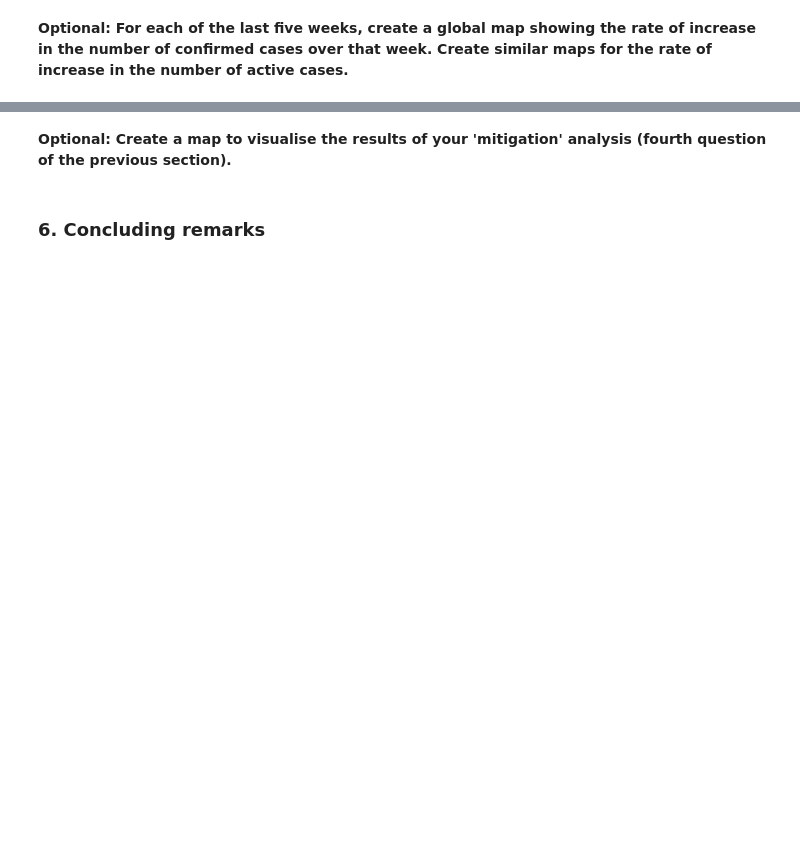
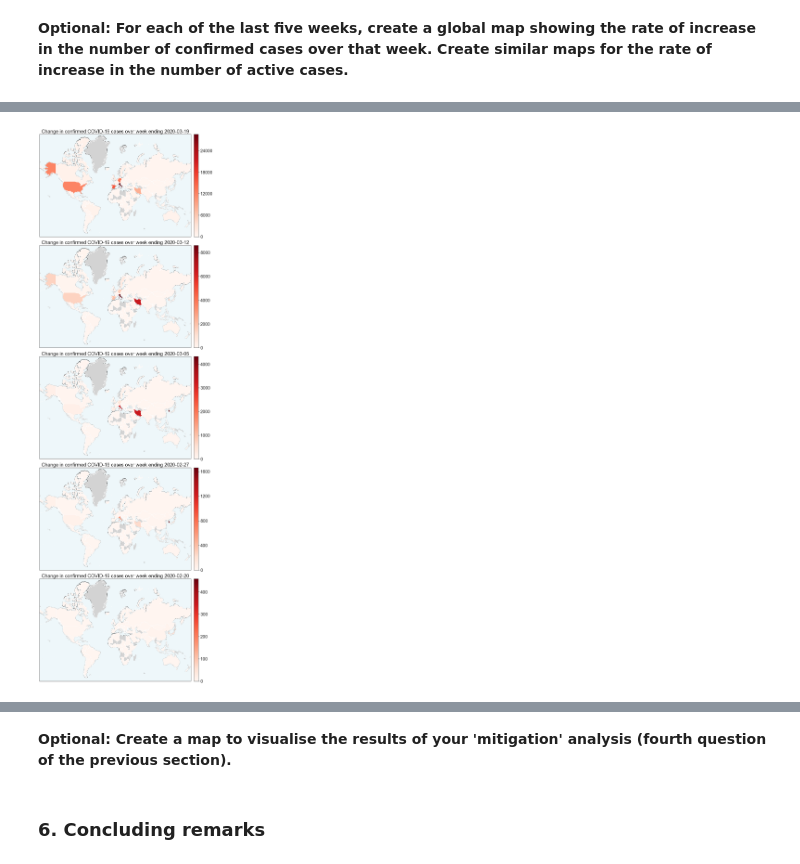
Before and after one commit to swhebell/ifq509_team01d, a Jupyter notebook: assignment1.ipynb, the cells around one changed output, grey strips where cells are left out. Drawn from its saved outputs; the diff is of its cells as text; code cells hidden in the pictures; blank space fills up the shorter version.

```diff
--- a/assignment1.ipynb
+++ b/assignment1.ipynb
@@ -708,0 +592,71 @@ plt.show()
+# %%
+projection = ccrs.Mercator()
+axes_class = (GeoAxes,
+              dict(map_projection=projection))
+
+fig = plt.figure(figsize=(50,50))
+
+axgr = AxesGrid(fig, 111, axes_class=axes_class,
+                nrows_ncols=(5, 1),
+                axes_pad=0.6,
+                cbar_location='right',
+                cbar_mode='each',
+                cbar_pad=0.2,
+                cbar_size='3%',
+                label_mode='')  # note the empty label_mode
+
+shpfilename = shapereader.natural_earth(resolution='50m',
+                                        category='cultural',
+                                        name='admin_0_countries')
+
+reader = shapereader.Reader(shpfilename)
+
+
+for i, (ax, cax) in enumerate(zip(axgr, axgr.cbar_axes)):
+
+    countries = reader.records()
+
+    ax.add_feature(cfeature.COASTLINE)
+    ax.add_feature(cfeature.BORDERS, linestyle=':', alpha=1)
+    ax.add_feature(cfeature.OCEAN, facecolor=("lightblue"), alpha=0.2)
+    ax.set_extent([-180,180,-60,86], crs=ccrs.PlateCarree())
+    ax.coastlines()
+
+    #Create a DF for the week being plotted to store the absolute change in cases
+    week_change = pd.DataFrame(index=country_codes.Country_Code.unique(), columns=['Country', 'week_change'])
+
+    # Calculate the change in cases for the week being plotted
+    for country in covid_cases['confirmed'].columns:
+        code = country_codes[country_codes.Country == country].Country_Code.iloc[0]
+        week_end = most_recent_date - timedelta(days=(7*i))
+        week_start = week_end - timedelta(days=7)
+        week_end_confirmed = covid_cases.loc[week_end, ('confirmed', country)].item()
+        week_start_confirmed = covid_cases.loc[week_start, ('confirmed', country)].item()
+        week_change.loc[code, 'week_change'] = (week_end_confirmed - week_start_confirmed)
+
+    # Create a normalised (0-1) week change scale for the colourbar
+    week_change['week_change_norm'] = (week_change.week_change - np.nanmin(week_change.week_change))/(np.nanmax(week_change.week_change) - np.nanmin(week_change.week_change) + 10**-100)
+
+    # Choose your colourmap
+    cmap = matplotlib.cm.get_cmap('Reds')
+
+    ax.set_title(f"Change in confirmed COVID-19 cases over week ending {week_end.date()}")
+
+    for country in countries:
+        if country_codes.Country_Code.str.contains(country.attributes['ISO_A3_EH']).any():
+            code = country.attributes['ISO_A3_EH']
+            if pd.notna(week_change.loc[code, 'week_change']):
+                rgba = cmap(week_change.loc[code,'week_change_norm'])
+                ax.add_geometries([country.geometry], ccrs.PlateCarree(), facecolor=rgba)
+            else: # If null value in week change then fill country with gray
+                ax.add_geometries([country.geometry], ccrs.PlateCarree(), facecolor='lightgrey')
+        else: # If no matching country code then fill country with gray
+            ax.add_geometries([country.geometry], ccrs.PlateCarree(), facecolor='lightgrey')
+
+    sm = plt.cm.ScalarMappable(cmap='Reds', norm=plt.Normalize(vmin=np.nanmin(week_change.week_change), vmax=np.nanmax(week_change.week_change)))
+    sm._A = []
+    cb = cax.colorbar(sm)
+
+plt.show()
+# %% [output]
+[figure, added]
```
Also changed, not shown: parts of 7 cells of this notebook.
